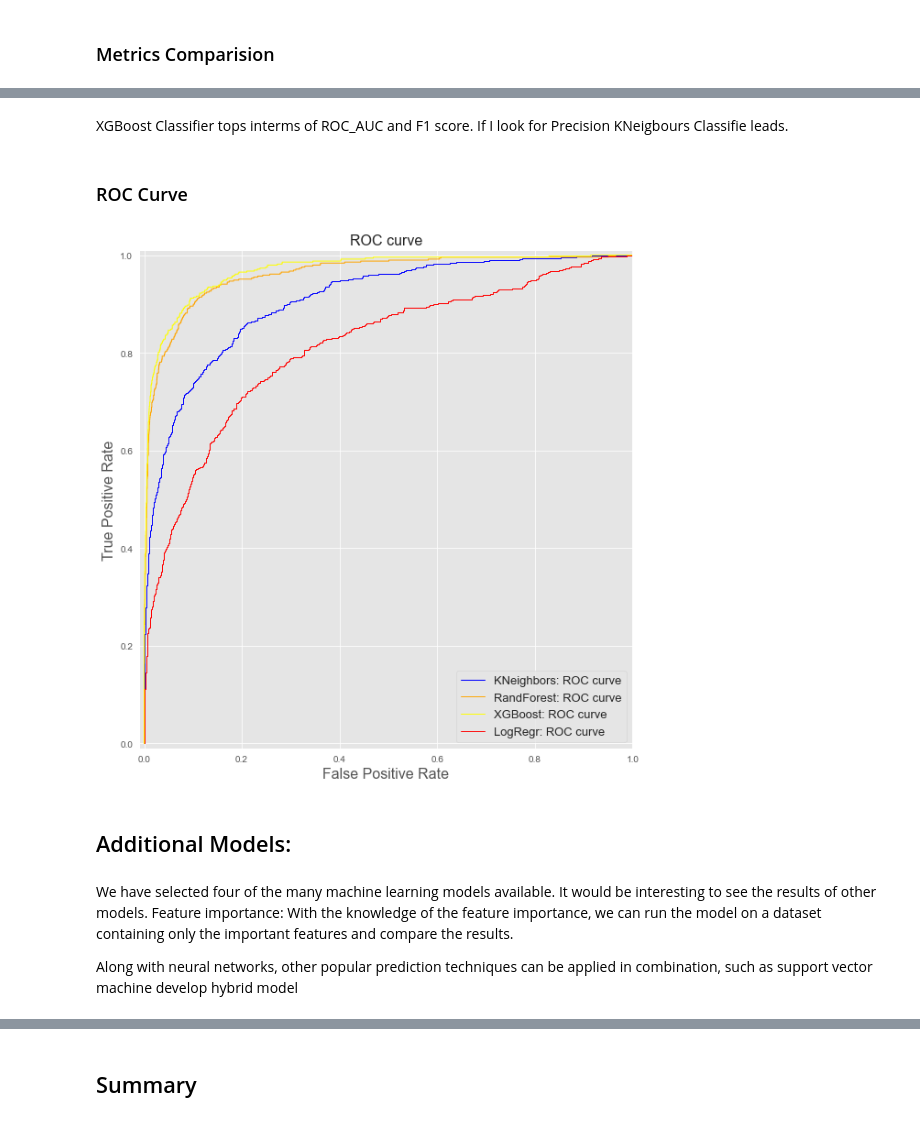
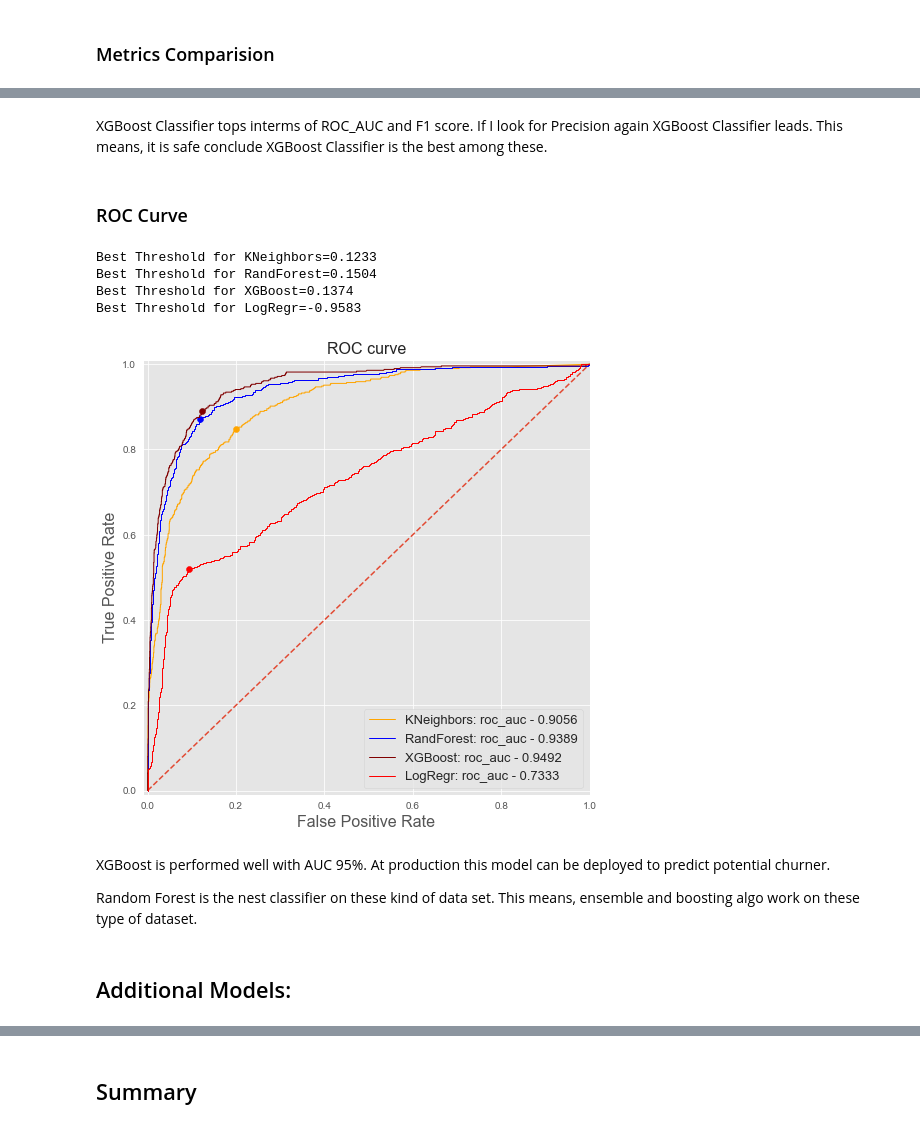
Before and after one commit to shaisid01/Data-Science, a Jupyter notebook: CapstoneProjects/Capstone 2/Notebooks/05_modeling.ipynb, the cells around one changed output, grey strips where cells are left out. Cells and saved outputs as stored; diff of their text form; code cells hidden in the pictures.

```diff
--- a/CapstoneProjects/Capstone 2/Notebooks/05_modeling.ipynb
+++ b/CapstoneProjects/Capstone 2/Notebooks/05_modeling.ipynb
@@ -793,9 +907,8 @@ rfc_params = {"clf__n_estimators": np.linspace(start = 100, stop = 1000, num = 1
               "clf__max_depth": clf__max_depth
              }
 # %%
-classifier=RandomForestClassifier(random_state=1,n_jobs=-1)
-#classifier__max_depth = [int(x) for x in np.linspace(5, 50, num = 10)]
-#classifier__max_depth.append(None)
+%%time
+classifier=ensemble.RandomForestClassifier(random_state=1,n_jobs=-1)
 
 rfc_best_estimator = rand_search(X_train,y_train, rfc_params, classifier,n_iter=120) #apply random search
 # %% [output]
@@ -879,6 +1000,15 @@ evaluation = pd.DataFrame({'Model': [],
                           'Precision':[],
                           'F1':[],
                           'ROC_AUC':[]})
+# %%
+def calc_threshold(tpr,fpr,thresholds,clf_name):
+    idx = np.argmax(tpr - fpr)
+
+    max_thresholds = round(thresholds[idx],4)
+
+    print('Best Threshold for {0}={1}'.format(clf_name,max_thresholds))
+    roc_auc = round(metrics.auc(fpr, tpr),4)
+    return idx,roc_auc
 # %%
 def evaluate_model(estimator, X_test, y_test, name):
     y_pred = estimator.predict(X_test)
@@ -927,9 +1065,13 @@ weighted avg       0.85      0.76      0.79      3039
 # %% [markdown]
 ### Feature Importance
 # %%
-cols = ['Customer_Age', 'Credit_Limit', 'Total_Revolving_Bal',
+'''cols = ['Customer_Age', 'Credit_Limit', 'Total_Revolving_Bal',
        'Total_Trans_Amt', 'Avg_Utilization_Ratio', 'Total_Relationship_Count',
         'Contacts_Count_12_mon','Months_Inactive_12_mon']
+'''
+
+cols = ['Customer_Age', 'Credit_Limit', 'Total_Revolving_Bal',
+       'Total_Trans_Amt', 'Avg_Utilization_Ratio']
 
 X_train = pd.DataFrame(X_train,columns=cols)
 X_test = pd.DataFrame(X_test,columns=cols)
@@ -1040,37 +1184,57 @@ evaluation.sort_values(by ='ROC_AUC', ascending = False)
-# %% [markdown]
-XGBoost Classifier tops interms of ROC_AUC and F1 score.
-If I look for Precision KNeigbours Classifie leads.
+# %% [markdown]
+XGBoost Classifier tops interms of ROC_AUC and F1 score.
+If I look for Precision again XGBoost Classifier leads.
+This means, it is safe conclude XGBoost Classifier is the best among these.
 # %% [markdown]
 ### ROC Curve
 # %%
-y_proba_knn = knn_best_estimator.predict_proba(X_test.values)
-y_proba_rfc = rfc_best_estimator.predict_proba(X_test.values)
+y_proba_knn = knn_best_estimator.predict_proba(X_test)
+y_proba_rfc = rfc_best_estimator.predict_proba(X_test)
 y_proba_xgb = xgb_best_estimator.predict_proba(X_test)
-y_scores_log = log_best_estimator.decision_function(X_test.values)
+y_scores_log = log_best_estimator.decision_function(X_test)
 
 fpr_knn, tpr_knn, knn_thresholds = metrics.roc_curve(y_test, y_proba_knn[:,1])
 fpr_rfc, tpr_rfc, rfc_thresholds = metrics.roc_curve(y_test, y_proba_rfc[:,1])
 fpr_xgb, tpr_xgb, xgb_thresholds = metrics.roc_curve(y_test, y_proba_xgb[:,1])
 fpr_log, tpr_log, log_thresholds = metrics.roc_curve(y_test, y_scores_log)
 
-plt.figure(figsize=(10,10))
+plt.figure(figsize=(8,8))
 plt.xlim([-0.01, 1.00])
 plt.ylim([-0.01, 1.01])
-plt.plot(fpr_knn, tpr_knn, lw=1, label='KNeighbors: ROC curve', color='blue')
-plt.plot(fpr_rfc, tpr_rfc, lw=1, label='RandForest: ROC curve', color='orange')
-plt.plot(fpr_xgb, tpr_xgb, lw=1, label='XGBoost: ROC curve', color='yellow')
-plt.plot(fpr_log, tpr_log, lw=1, label='LogRegr: ROC curve', color='red')
+plt.plot([0,1], [0,1], linestyle='--')
+
+ix,roc_auc = calc_threshold(tpr_knn,fpr_knn,knn_thresholds,'KNeighbors')
+plt.plot(fpr_knn, tpr_knn, lw=1,label='KNeighbors: roc_auc - {0}'.format(roc_auc), color='orange')
+plt.scatter(fpr_knn[ix], tpr_knn[ix], marker='o', color='orange')
+
+ix,roc_auc = calc_threshold(tpr_rfc,fpr_rfc,rfc_thresholds,'RandForest')
+plt.plot(fpr_rfc, tpr_rfc, lw=1, label=('RandForest: roc_auc - {0}'.format(roc_auc)), color='blue')
+plt.scatter(fpr_rfc[ix], tpr_rfc[ix], marker='o', color='blue')
+
+xgb_thresholds=np.float64(xgb_thresholds)
+ix,roc_auc = calc_threshold(tpr_xgb,fpr_xgb,xgb_thresholds,'XGBoost')
+plt.plot(fpr_xgb, tpr_xgb, lw=1, label=('XGBoost: roc_auc - {0}'.format(roc_auc)), color='maroon')
+plt.scatter(fpr_xgb[ix], tpr_xgb[ix], marker='o', color='maroon')
+
+ix,roc_auc = calc_threshold(tpr_log,fpr_log,log_thresholds,'LogRegr')
+plt.plot(fpr_log, tpr_log, lw=1, label=('LogRegr: roc_auc - {0}'.format(roc_auc)), color='red')
+plt.scatter(fpr_log[ix], tpr_log[ix], marker='o', color='red')
+
 plt.xlabel('False Positive Rate', fontsize=16)
 plt.ylabel('True Positive Rate', fontsize=16)
 plt.title('ROC curve', fontsize=16)
 plt.legend(loc='lower right', fontsize=13)
-plt.axes().set_aspect('equal')
+
 plt.show();
 # %% [output]
+Best Threshold for KNeighbors=0.1233
+Best Threshold for RandForest=0.1504
+Best Threshold for XGBoost=0.1374
+Best Threshold for LogRegr=-0.9583
-[figure, old version]
+[figure, new version]
+# %% [markdown]
+XGBoost is performed well with AUC 95%. At production this model can be deployed to predict potential churner.
+
+Random Forest is the nest classifier on these kind of data set. This means, ensemble and boosting algo work on these type of dataset.
 # %% [markdown]
 ## Additional Models: <a id=AdditionalModels></a>
-# %% [markdown]
-We have selected four of the many machine learning models available. It would be interesting to see the results of other models. Feature importance: With the knowledge of the feature importance, we can run the model on a dataset containing only the important features and compare the results.
-
-Along with neural networks, other popular prediction techniques can be applied in combination, such as support vector machine develop hybrid model
```
Also changed, not shown: parts of 69 cells of this notebook.
